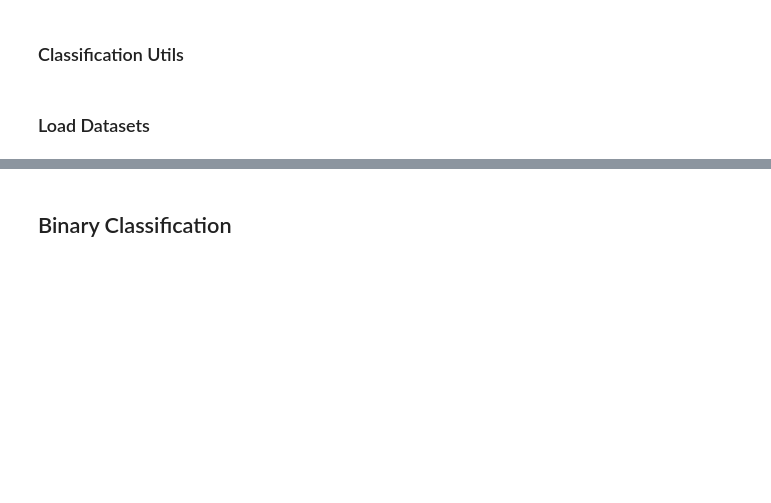
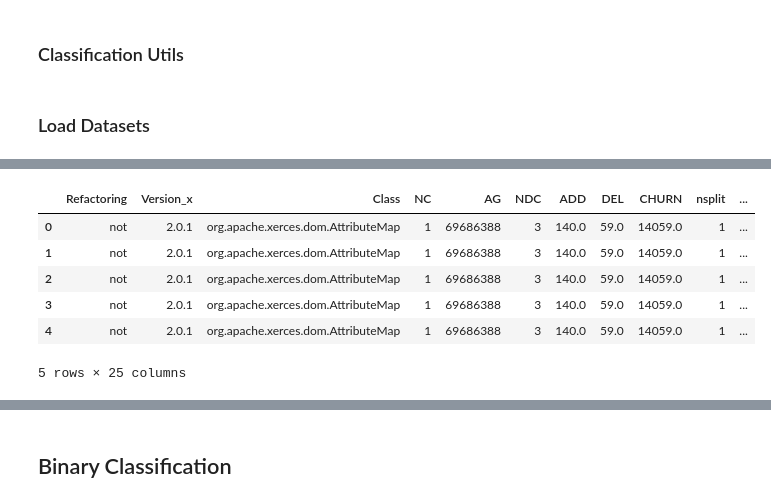
Before and after one commit to JerelynCo/RefactoringXGBoost, a Jupyter notebook: ProcProdRefRecommendation.ipynb, the cells around one changed output, grey strips where cells are left out. Saved outputs shown, nothing was run; the diff lists cells and outputs as text; code cells hidden in the pictures; blank space fills up the shorter version.

```diff
--- a/ProcProdRefRecommendation.ipynb
+++ b/ProcProdRefRecommendation.ipynb
@@ -137,3 +163,16 @@ data_df_csf.head()
+# %%
+data_df_csf = pd.read_csv(ddata_dir+"xerces.csv")
+# Create a binary label column.
+data_df_csf["w_ref"] = data_df_csf["Refactoring"].apply(lambda x: 0 if x =="not" else 1)
+data_df_csf.head()
+# %% [output]
+|  | Refactoring | Version_x | Class | NC | AG | NDC | ADD | DEL | CHURN | nsplit | ... |
+| 0 | not | 2.0.1 | org.apache.xerces.dom.AttributeMap | 1 | 69686388 | 3 | 140.0 | 59.0 | 14059.0 | 1 | ... |
+| 1 | not | 2.0.1 | org.apache.xerces.dom.AttributeMap | 1 | 69686388 | 3 | 140.0 | 59.0 | 14059.0 | 1 | ... |
+| 2 | not | 2.0.1 | org.apache.xerces.dom.AttributeMap | 1 | 69686388 | 3 | 140.0 | 59.0 | 14059.0 | 1 | ... |
+| 3 | not | 2.0.1 | org.apache.xerces.dom.AttributeMap | 1 | 69686388 | 3 | 140.0 | 59.0 | 14059.0 | 1 | ... |
+| 4 | not | 2.0.1 | org.apache.xerces.dom.AttributeMap | 1 | 69686388 | 3 | 140.0 | 59.0 | 14059.0 | 1 | ... |
+5 rows × 25 columns
 # %%
 info_cols = ['Version_x',  'Version_y', 'Class', 'nsplit']
 bin_label = ['w_ref']
```
Also changed, not shown: parts of 45 cells of this notebook, 1 other file.
